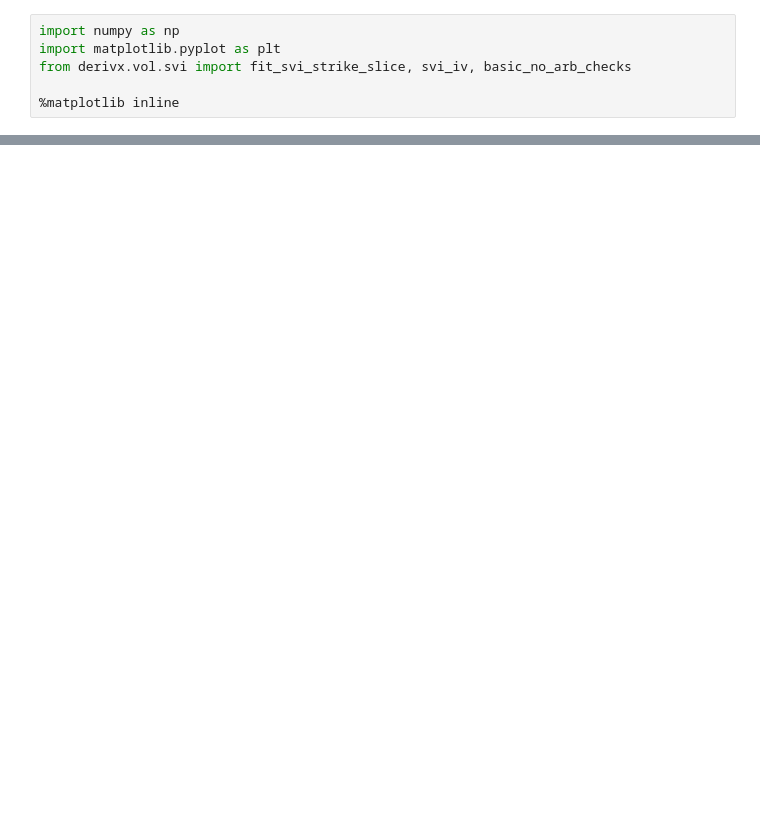
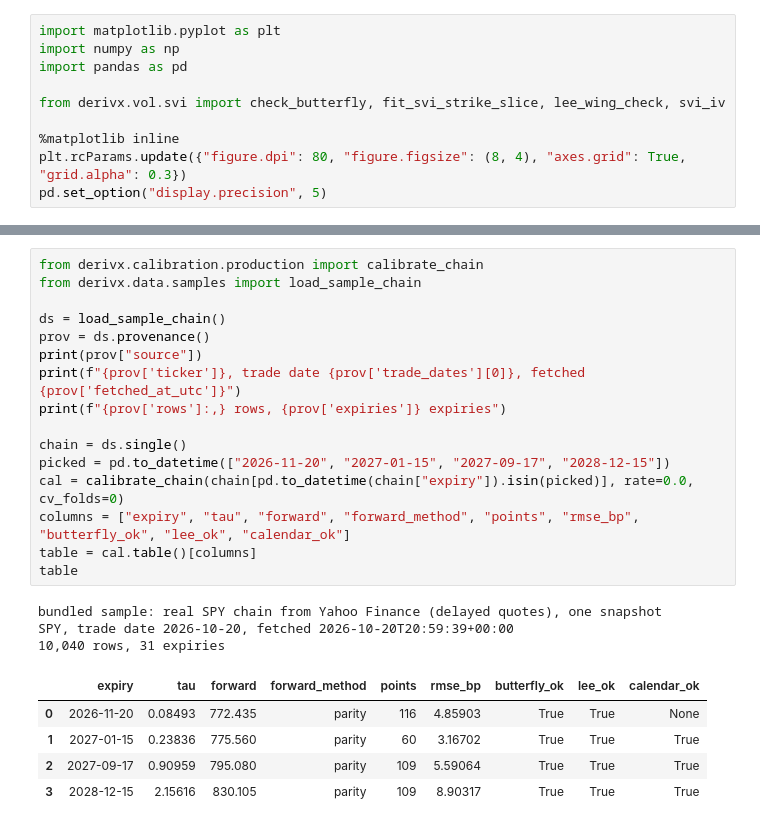
Before and after one commit to ZealousEar/derivx-fic-analytics, a Jupyter notebook: notebooks/01_calibrate_svi_equity.ipynb, the cells around one changed output, grey strips where cells are left out. Saved outputs shown, nothing was run; the diff lists cells and outputs as text; blank space fills up the shorter version.

```diff
--- a/notebooks/01_calibrate_svi_equity.ipynb
+++ b/notebooks/01_calibrate_svi_equity.ipynb
@@ -5,6 +12,10 @@ This notebook demonstrates SVI volatility surface calibration for equity options
 # %%
+import matplotlib.pyplot as plt
 import numpy as np
-import matplotlib.pyplot as plt
-from derivx.vol.svi import fit_svi_strike_slice, svi_iv, basic_no_arb_checks
+import pandas as pd
+
+from derivx.vol.svi import check_butterfly, fit_svi_strike_slice, lee_wing_check, svi_iv
 
 %matplotlib inline
+plt.rcParams.update({"figure.dpi": 80, "figure.figsize": (8, 4), "axes.grid": True, "grid.alpha": 0.3})
+pd.set_option("display.precision", 5)
@@ -50,0 +75,25 @@ print("No-arbitrage diagnostics:", diag)
+# %%
+from derivx.calibration.production import calibrate_chain
+from derivx.data.samples import load_sample_chain
+
+ds = load_sample_chain()
+prov = ds.provenance()
+print(prov["source"])
+print(f"{prov['ticker']}, trade date {prov['trade_dates'][0]}, fetched {prov['fetched_at_utc']}")
+print(f"{prov['rows']:,} rows, {prov['expiries']} expiries")
+
+chain = ds.single()
+picked = pd.to_datetime(["2026-11-20", "2027-01-15", "2027-09-17", "2028-12-15"])
+cal = calibrate_chain(chain[pd.to_datetime(chain["expiry"]).isin(picked)], rate=0.0, cv_folds=0)
+columns = ["expiry", "tau", "forward", "forward_method", "points", "rmse_bp", "butterfly_ok", "lee_ok", "calendar_ok"]
+table = cal.table()[columns]
+table
+# %% [output]
+bundled sample: real SPY chain from Yahoo Finance (delayed quotes), one snapshot
+SPY, trade date 2026-10-20, fetched 2026-10-20T20:59:39+00:00
+10,040 rows, 31 expiries
+|  | expiry | tau | forward | forward_method | points | rmse_bp | butterfly_ok | lee_ok | calendar_ok |
+| 0 | 2026-11-20 | 0.08493 | 772.435 | parity | 116 | 4.85903 | True | True | None |
+| 1 | 2027-01-15 | 0.23836 | 775.560 | parity | 60 | 3.16702 | True | True | True |
+| 2 | 2027-09-17 | 0.90959 | 795.080 | parity | 109 | 5.59064 | True | True | True |
+| 3 | 2028-12-15 | 2.15616 | 830.105 | parity | 109 | 8.90317 | True | True | True |
```
Also changed, not shown: parts of 12 cells of this notebook, 2 other files.
